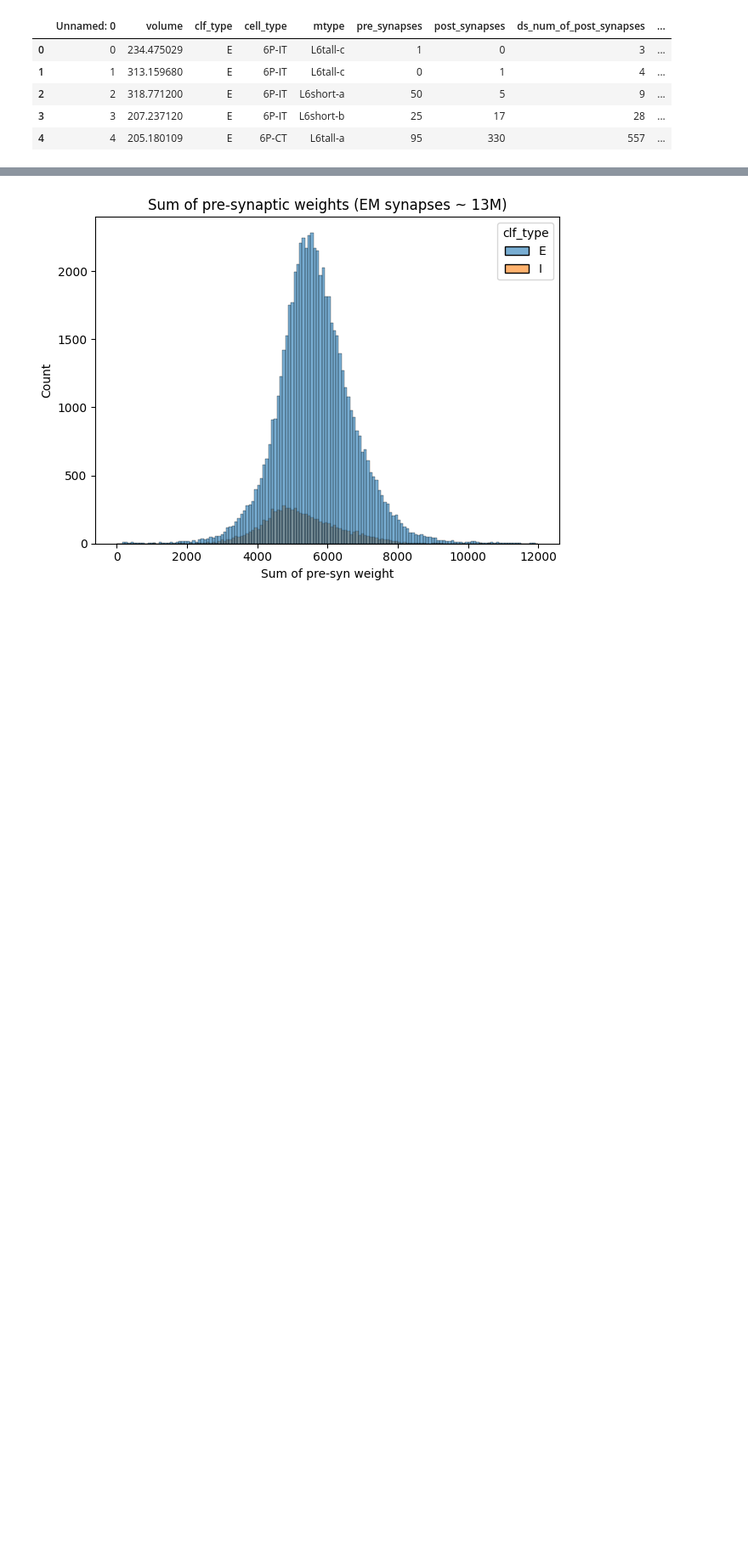
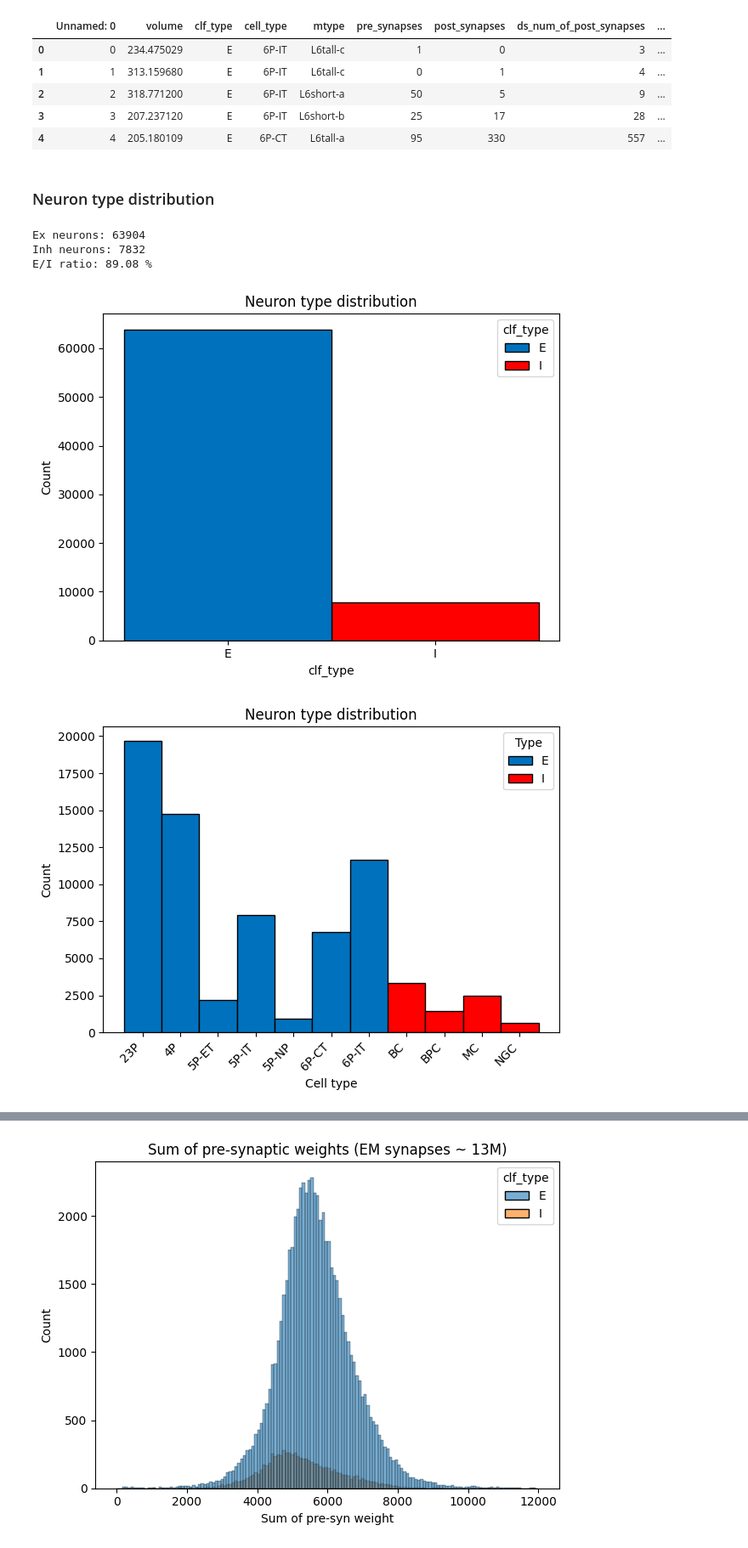
Before and after one commit to deangeckt/Dendro-Synaptome, a Jupyter notebook: analysis/connectome_neurons_exploration.ipynb, the cells around one changed output, grey strips where cells are left out. Shown at 85% size. Drawn from its saved outputs; the diff is of its cells as text; code cells hidden in the pictures; blank space fills up the shorter version.

```diff
--- a/analysis/connectome_neurons_exploration.ipynb
+++ b/analysis/connectome_neurons_exploration.ipynb
@@ -29 +44,31 @@ neurons_df.head()
+# %% [markdown]
+### Neuron type distribution
+# %%
+ex_neurons = len(neurons_df[neurons_df.clf_type == 'E'])
+inh_neurons = len(neurons_df[neurons_df.clf_type == 'I'])
+
+print(f'Ex neurons: {ex_neurons}')
+print(f'Inh neurons: {inh_neurons}')
+print(f'E/I ratio: {100*ex_neurons/(inh_neurons+ex_neurons):.2f} %')
+
+fig, ax = plt.subplots()
+sns.histplot(data=neurons_df, x="clf_type", hue="clf_type",
+             palette={"I": inh_color, "E": ex_color}, alpha=1, ax=ax)
+ax.set_title("Neuron type distribution");
+plt.tight_layout();plt.show()
+
+fig, ax = plt.subplots()
+sns.histplot(data=neurons_df_sorted, x="cell_type", hue="clf_type",
+             palette={"I": inh_color, "E": ex_color}, alpha=1, ax=ax)
+ax.set_title("Neuron type distribution");plt.xticks(rotation=45, ha='right');
+ax.set_xlabel("Cell type")
+sns.move_legend(ax, title='Type', loc='best')
+plt.tight_layout();plt.show()
+# fig.savefig('figures/neuron_type_dist.png')
+# %% [output]
+Ex neurons: 63904
+Inh neurons: 7832
+E/I ratio: 89.08 %
+[figure, added]
+[figure, added]
 # %% [markdown]
```
Also changed, not shown: parts of 13 cells of this notebook, 7 other files.
